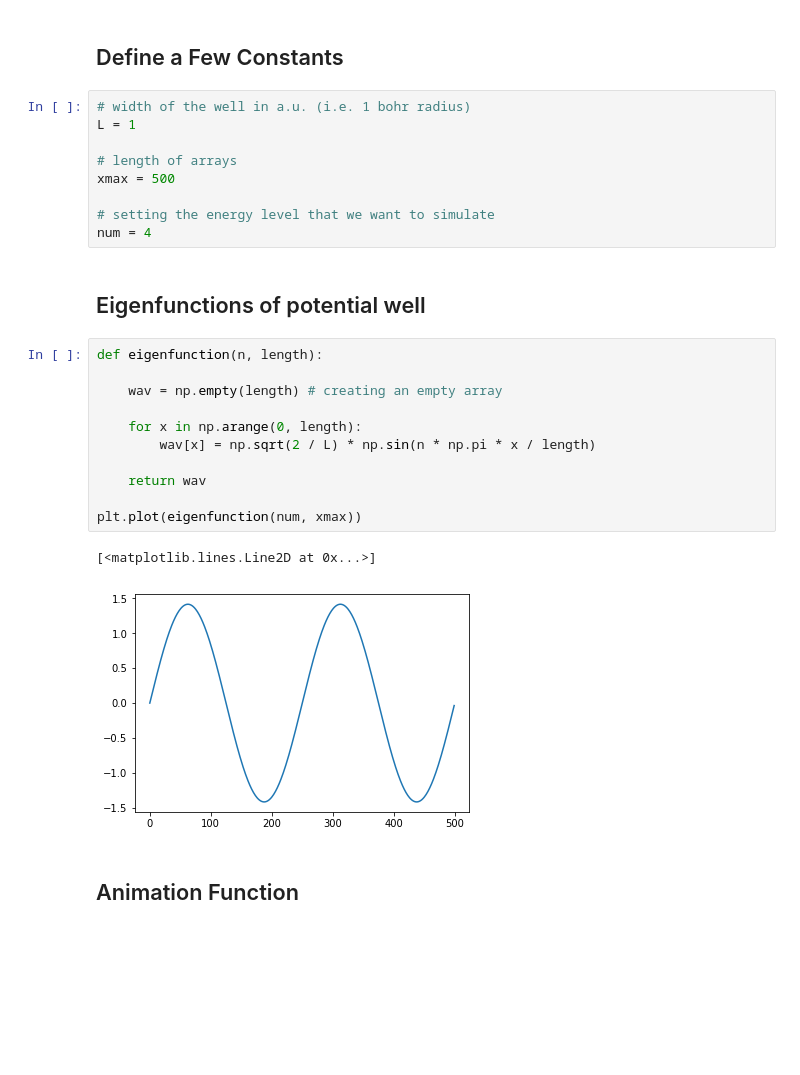
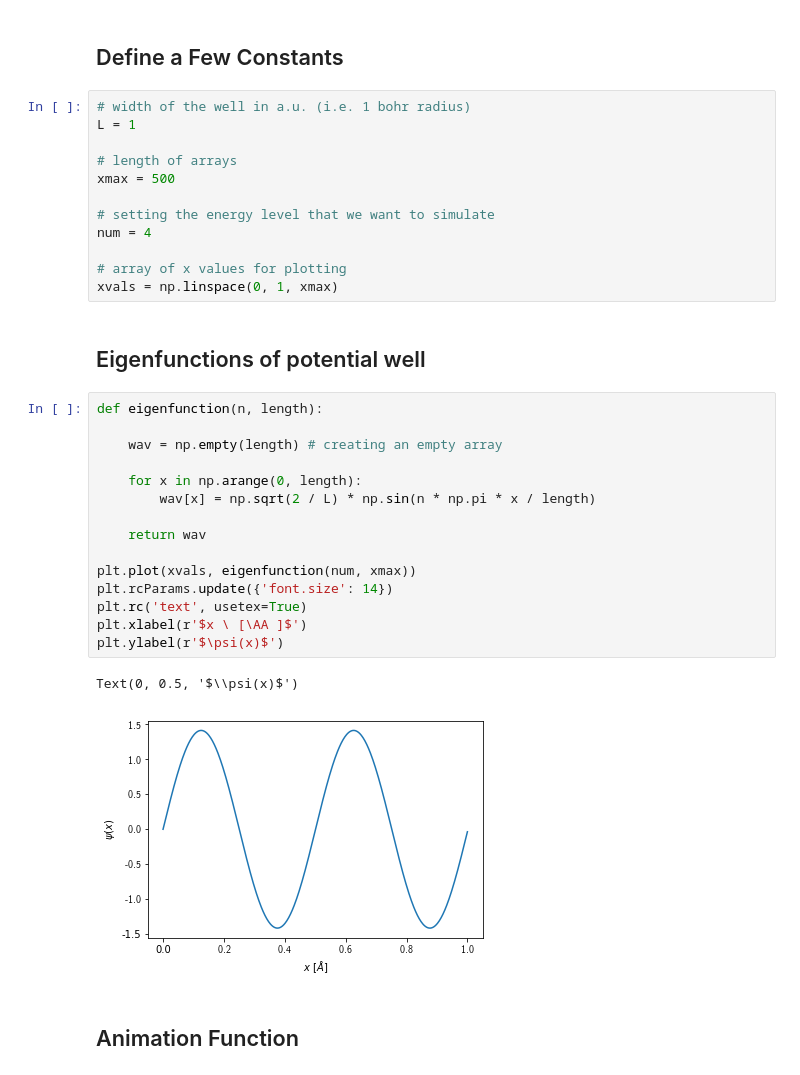
Before and after one commit to djstock/MPhys-Project, a Jupyter notebook: Presentation/04_ipw_tdse.ipynb, the cells around one changed output. Saved outputs shown, nothing was run; the diff lists cells and outputs as text; blank space fills up the shorter version.

```diff
--- a/Presentation/04_ipw_tdse.ipynb
+++ b/Presentation/04_ipw_tdse.ipynb
@@ -17,22 +17,29 @@ xmax = 500
 
 # setting the energy level that we want to simulate
 num = 4
+
+# array of x values for plotting
+xvals = np.linspace(0, 1, xmax)
 # %% [markdown]
 ## Eigenfunctions of potential well
 # %%
 def eigenfunction(n, length):
 
     wav = np.empty(length) # creating an empty array
 
     for x in np.arange(0, length):
         wav[x] = np.sqrt(2 / L) * np.sin(n * np.pi * x / length)
 
     return wav
 
-plt.plot(eigenfunction(num, xmax))
+plt.plot(xvals, eigenfunction(num, xmax))
+plt.rcParams.update({'font.size': 14})
+plt.rc('text', usetex=True)
+plt.xlabel(r'$x \ [\AA ]$')
+plt.ylabel(r'$\psi(x)$')
 # %% [output]
-[<matplotlib.lines.Line2D at 0x...>]
+Text(0, 0.5, '$\\psi(x)$')
-[figure, old version]
+[figure, new version]
 # %% [markdown]
 ## Animation Function
 # %%
```
Also changed, not shown: parts of 2 cells of this notebook.
